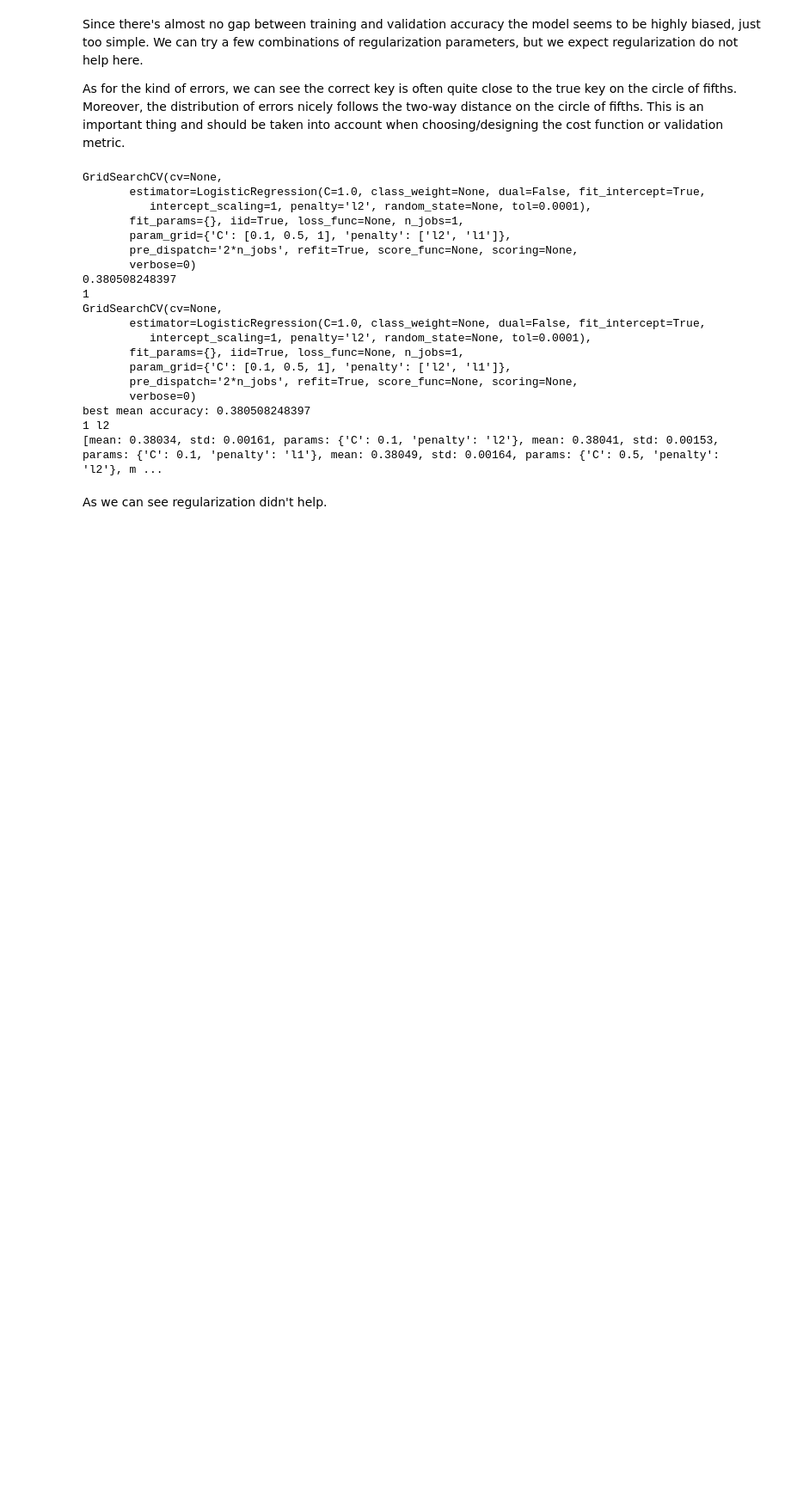
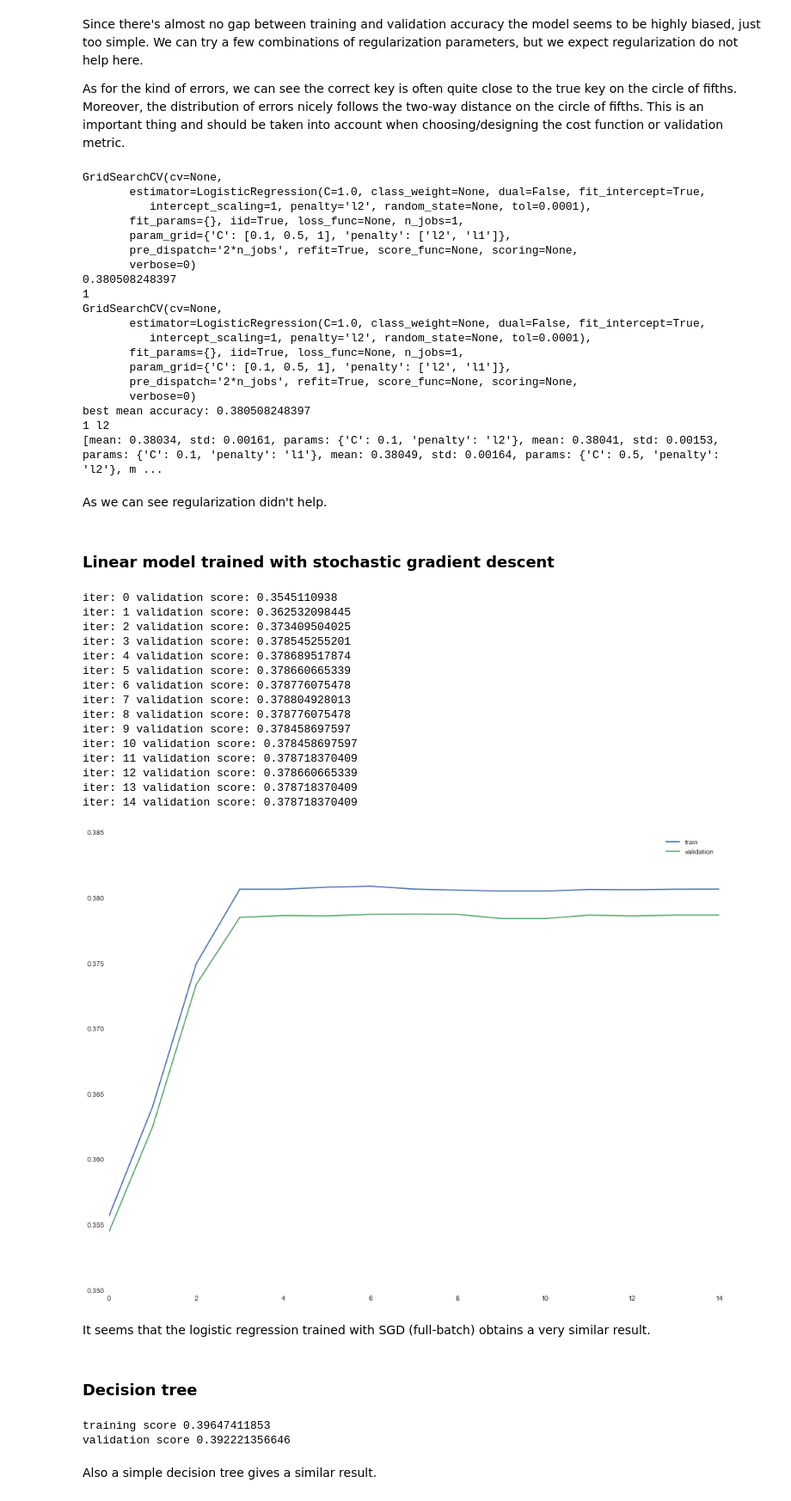
Before and after one commit to bzamecnik/ml, a Jupyter notebook: beatles/key_classification.ipynb, the cells around one changed output. Shown at 86% size. Cells and saved outputs as stored; diff of their text form; code cells hidden in the pictures; blank space fills up the shorter version.

```diff
--- a/beatles/key_classification.ipynb
+++ b/beatles/key_classification.ipynb
@@ -387,3 +361,49 @@ best mean accuracy: 0.380508248397
 [mean: 0.38034, std: 0.00161, params: {'C': 0.1, 'penalty': 'l2'}, mean: 0.38041, std: 0.00153, params: {'C': 0.1, 'penalty': 'l1'}, mean: 0.38049, std: 0.00164, params: {'C': 0.5, 'penalty': 'l2'}, m ...
 # %% [markdown]
 As we can see regularization didn't help.
+# %% [markdown]
+### Linear model trained with stochastic gradient descent
+# %%
+from sklearn.linear_model import SGDClassifier
+lsgd_model_synth = SGDClassifier(loss='log')
+lsgd_scores = {'train':[], 'valid':[]}
+for i in range(15):
+    lsgd_model_synth.partial_fit(X_train, y_train, classes=np.arange(12))
+    lsgd_scores['train'].append(lsgd_model_synth.score(X_train, y_train))
+    lsgd_scores['valid'].append(lsgd_model_synth.score(X_valid, y_valid))
+    print('iter:', i, 'validation score:', lsgd_scores['valid'][-1])
+plot(lsgd_scores['train'], label='train')
+plot(lsgd_scores['valid'], label='validation')
+legend();
+# %% [output]
+iter: 0 validation score: 0.3545110938
+iter: 1 validation score: 0.362532098445
+iter: 2 validation score: 0.373409504025
+iter: 3 validation score: 0.378545255201
+iter: 4 validation score: 0.378689517874
+iter: 5 validation score: 0.378660665339
+iter: 6 validation score: 0.378776075478
+iter: 7 validation score: 0.378804928013
+iter: 8 validation score: 0.378776075478
+iter: 9 validation score: 0.378458697597
+iter: 10 validation score: 0.378458697597
+iter: 11 validation score: 0.378718370409
+iter: 12 validation score: 0.378660665339
+iter: 13 validation score: 0.378718370409
+iter: 14 validation score: 0.378718370409
+[figure, added]
+# %% [markdown]
+It seems that the logistic regression trained with SGD (full-batch) obtains a very similar result.
+# %% [markdown]
+### Decision tree
+# %%
+from sklearn.tree import DecisionTreeClassifier
+tree_model = DecisionTreeClassifier()
+tree_model = tree_model.fit(X_train, y_train)
+print('training score', tree_model.score(X_train, y_train))
+print('validation score', tree_model.score(X_valid, y_valid))
+# %% [output]
+training score 0.39647411853
+validation score 0.392221356646
+# %% [markdown]
+Also a simple decision tree gives a similar result.
```
Also changed, not shown: parts of 19 cells of this notebook, 1 other file.
